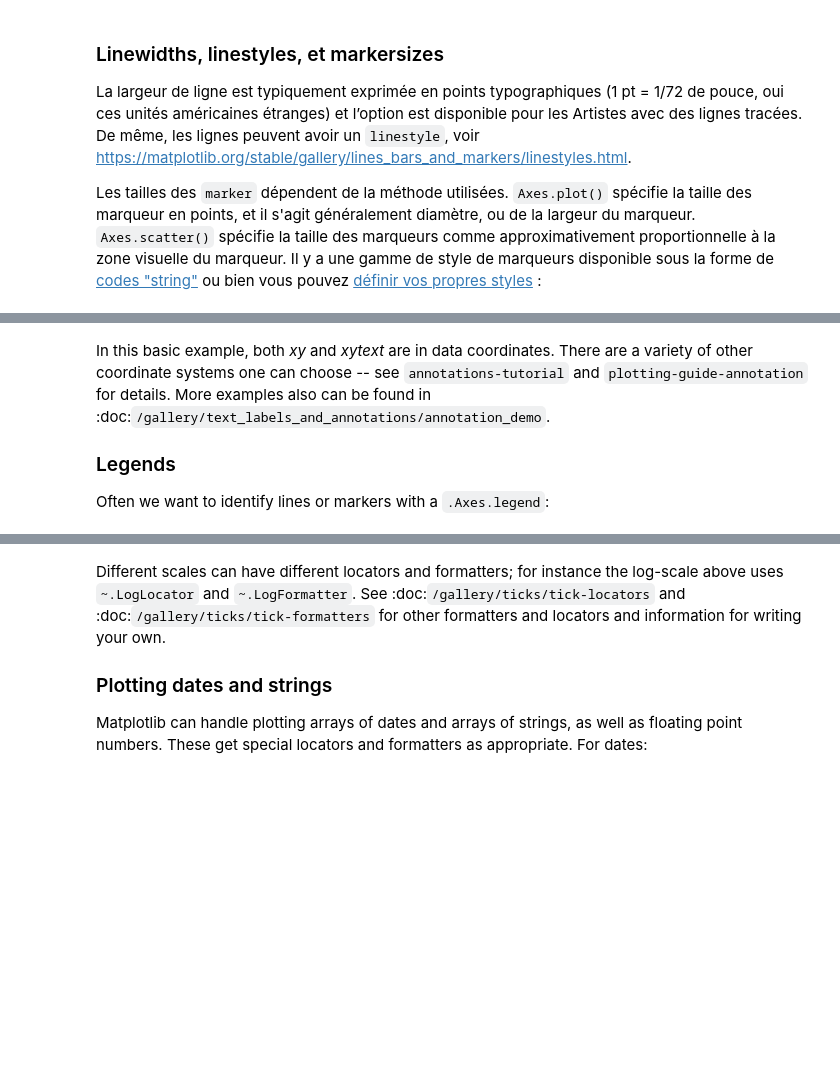
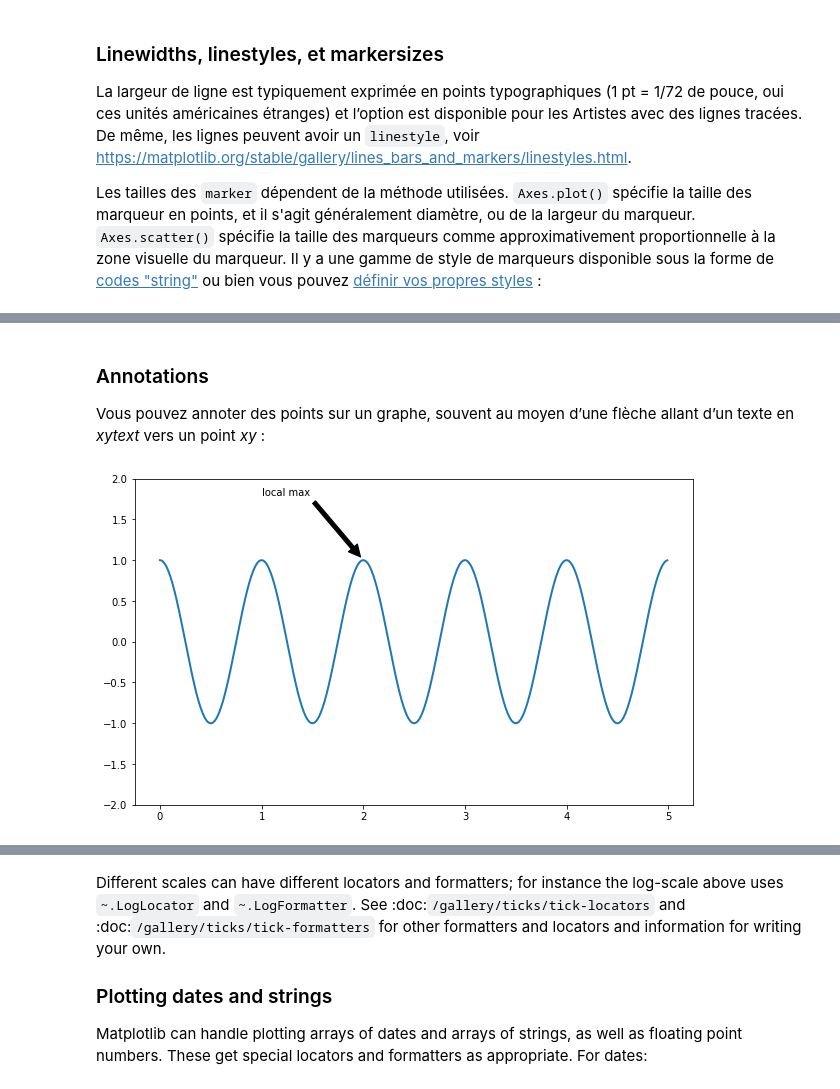
Before and after one commit to philippe-lemaire/insa-notebooks, a Jupyter notebook: formations/matplotlib/Matplotlib_101.ipynb, the cells around one changed output, grey strips where cells are left out. Drawn from its saved outputs; the diff is of its cells as text; code cells hidden in the pictures; blank space fills up the shorter version.

```diff
--- a/formations/matplotlib/Matplotlib_101.ipynb
+++ b/formations/matplotlib/Matplotlib_101.ipynb
@@ -250,21 +255,17 @@ to *xy*, to a piece of text at *xytext*:
+# %% [markdown]
+### Annotations
+
+Vous pouvez annoter des points sur un graphe, souvent au moyen d’une flèche allant d’un texte en *xytext* vers un point *xy* :
 # %%
-fig, ax = plt.subplots(figsize=(5, 2.7))
+fig, ax = plt.subplots(figsize=(10, 6))
 
 t = np.arange(0.0, 5.0, 0.01)
 s = np.cos(2 * np.pi * t)
 line, = ax.plot(t, s, lw=2)
 
-ax.annotate('local max', xy=(2, 1), xytext=(3, 1.5),
+ax.annotate('local max', xy=(2, 1), xytext=(1, 1.8), #xy est la pointe de la flèche, xytext les coordonnées du texte
             arrowprops=dict(facecolor='black', shrink=0.05))
 
 ax.set_ylim(-2, 2);
+# %% [output]
+[figure, added]
-# %% [markdown]
-In this basic example, both *xy* and *xytext* are in data coordinates.
-There are a variety of other coordinate systems one can choose -- see
-`annotations-tutorial` and `plotting-guide-annotation` for
-details.  More examples also can be found in
-:doc:`/gallery/text_labels_and_annotations/annotation_demo`.
-
-### Legends
-
-Often we want to identify lines or markers with a `.Axes.legend`:
```
Also changed, not shown: parts of 26 cells of this notebook.
